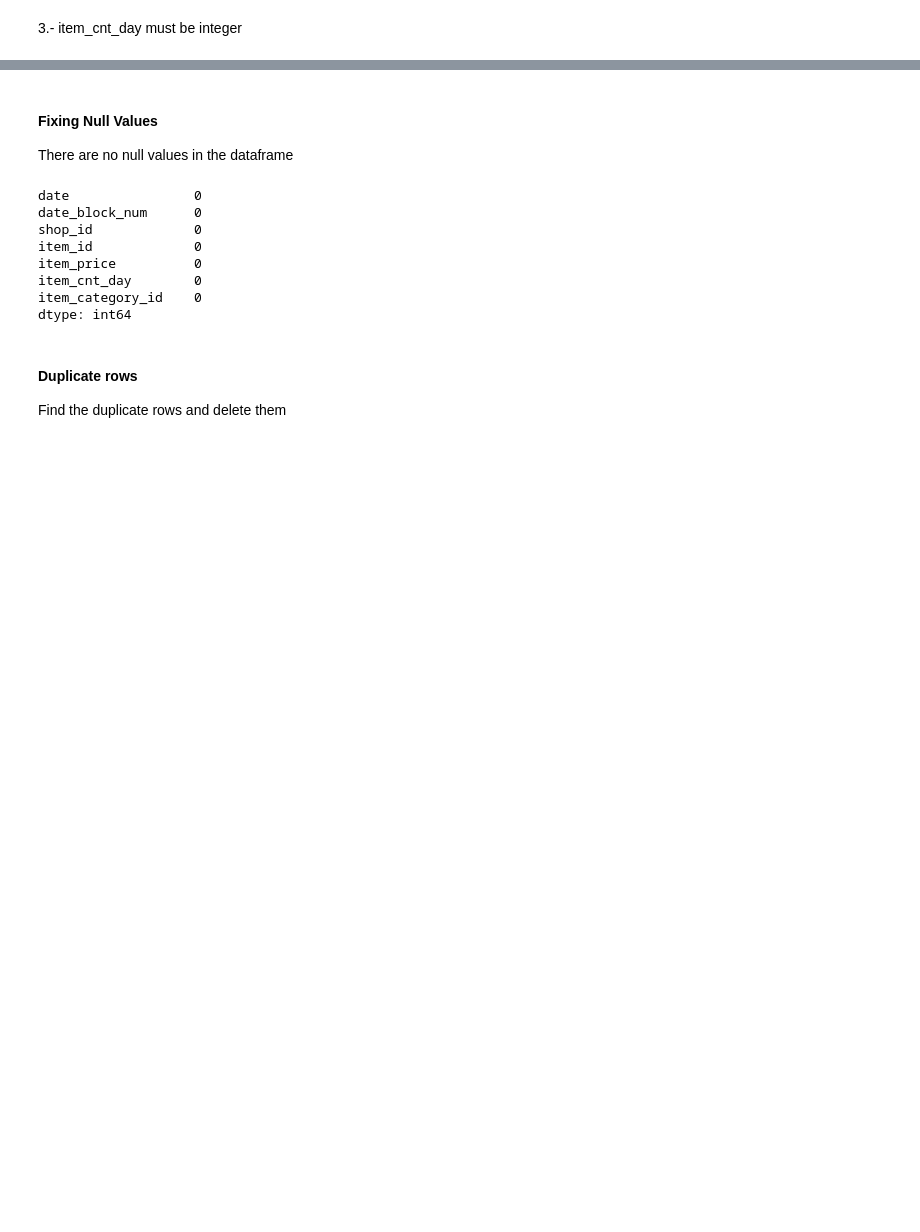
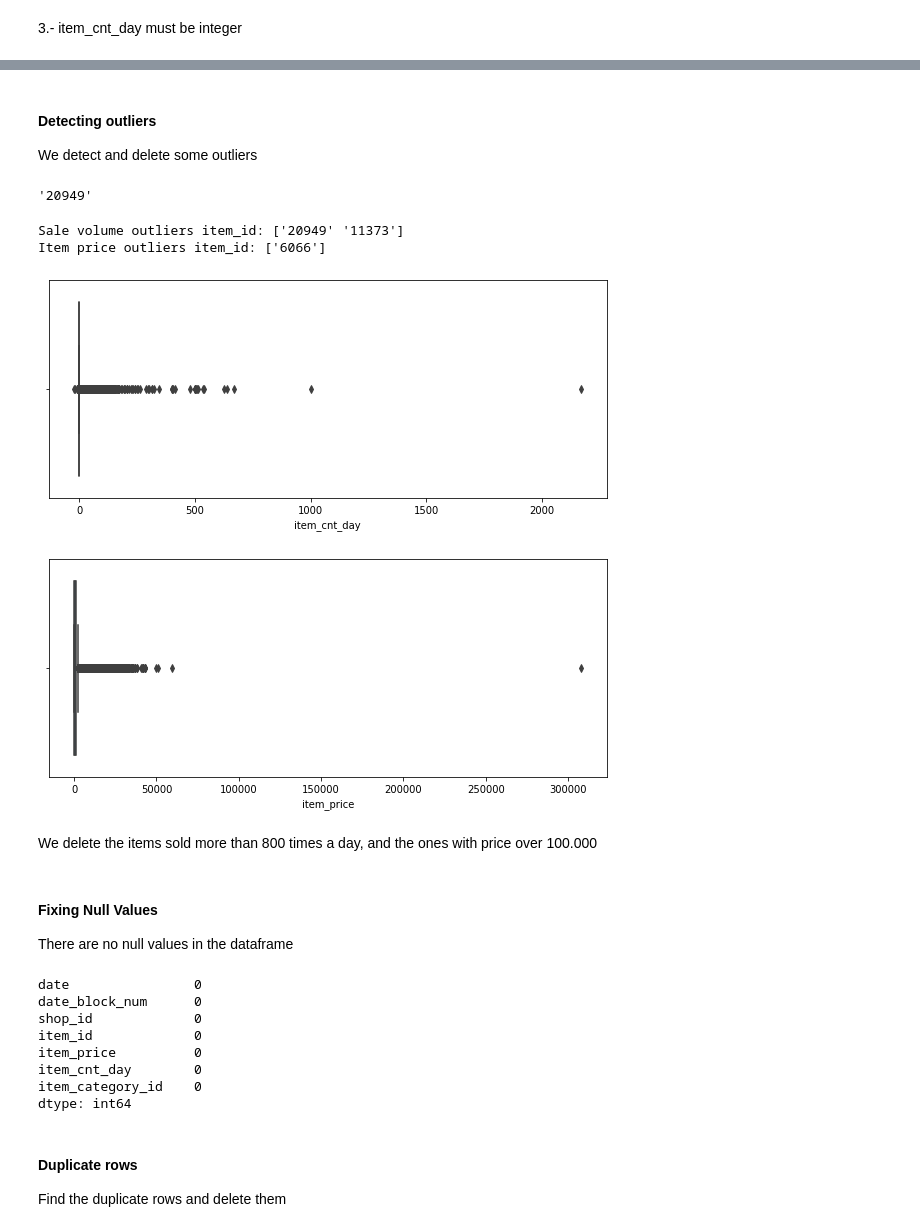
Before and after one commit to canceleiro/Future-Sales, a Jupyter notebook: Future_Sales.ipynb, the cells around one changed output, grey strips where cells are left out. Saved outputs shown, nothing was run; the diff lists cells and outputs as text; code cells hidden in the pictures; blank space fills up the shorter version.

```diff
--- a/Future_Sales.ipynb
+++ b/Future_Sales.ipynb
@@ -199 +224,24 @@ dtypes: datetime64[ns](1), float64(1), int32(1), object(4)
 memory usage: 168.0+ MB
+# %% [markdown]
+#### Detecting outliers
+
+We detect and delete some outliers
+# %%
+df_clean[df_clean.item_cnt_day>800]['item_id'].unique()
+# %% [output]
+'20949'
+# %%
+plt.figure(figsize=(10,4))
+sb.boxplot(x=df_clean.item_cnt_day);
+print('Sale volume outliers item_id:',df_clean[df_clean.item_cnt_day>800]['item_id'].unique())
+
+plt.figure(figsize=(10,4))
+sb.boxplot(x=df_clean.item_price);
+print('Item price outliers item_id:',df_clean[df_clean.item_price>100000]['item_id'].unique())
+# %% [output]
+Sale volume outliers item_id: ['20949' '11373']
+Item price outliers item_id: ['6066']
+[figure, added]
+[figure, added]
+# %% [markdown]
+We delete the items sold more than 800 times a day, and the ones with price over 100.000
```
Also changed, not shown: parts of 34 cells of this notebook.
